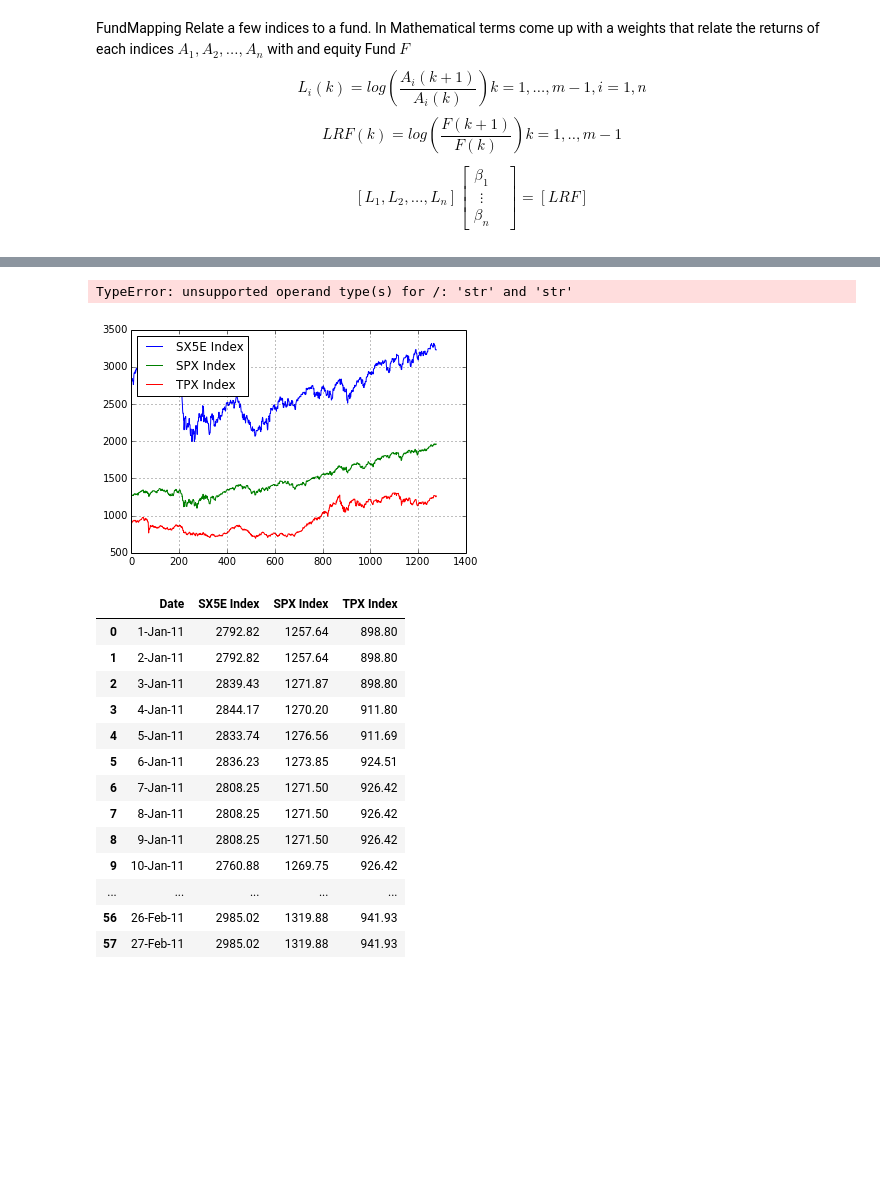
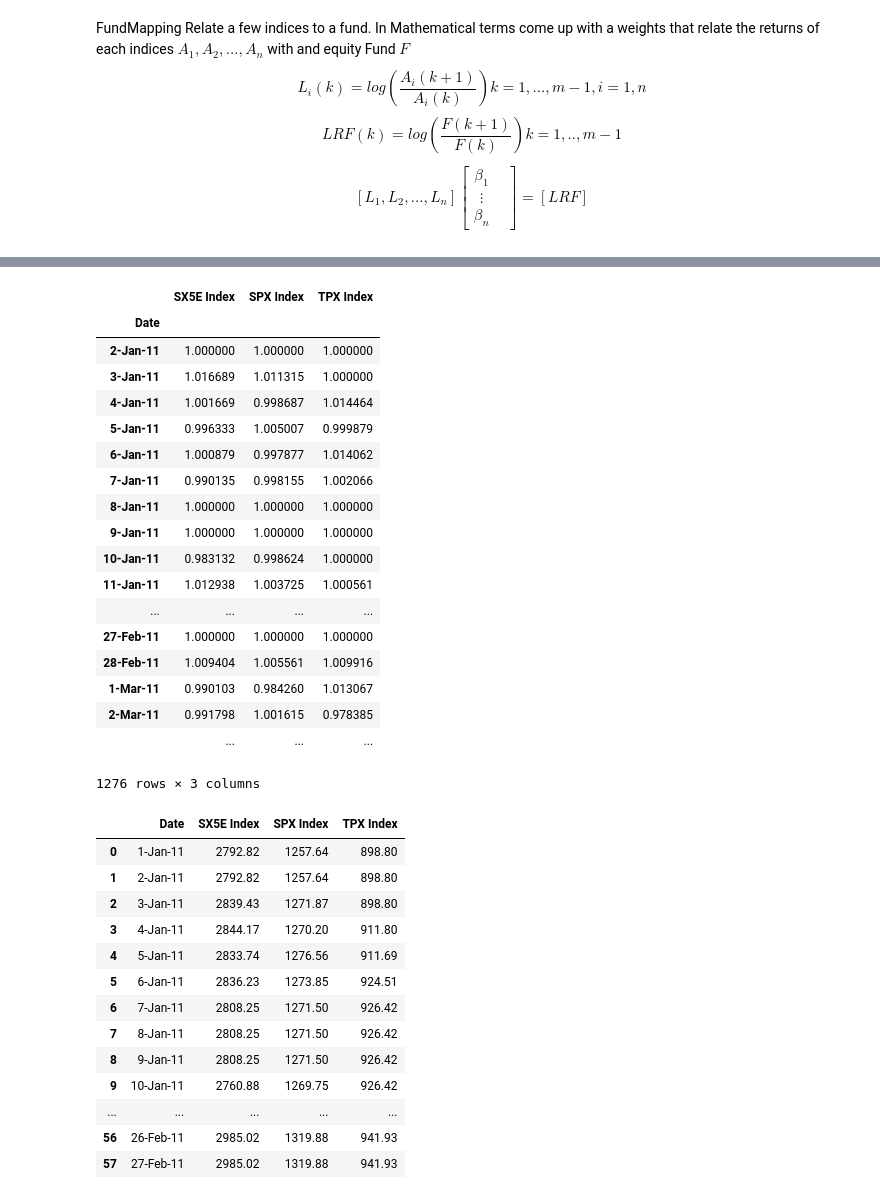
Before and after one commit to ZaighumRajput/IPython, a Jupyter notebook: Finance/FundMapping.ipynb, the cells around one changed output, grey strips where cells are left out. Saved outputs shown, nothing was run; the diff lists cells and outputs as text; code cells hidden in the pictures; blank space fills up the shorter version.

```diff
--- a/Finance/FundMapping.ipynb
+++ b/Finance/FundMapping.ipynb
@@ -39,10 +42,29 @@ indexLevels.dropna()
 # %%
 #Log Returns
-indexLevels.plot()
-indexLevels/indexLevels
+#indexLevels.plot()
+logIndexReturns = (indexLevels/indexLevels.shift(1))
-# %% [output]
-TypeError: unsupported operand type(s) for /: 'str' and 'str'
-[figure, removed]
+# %%
+logIndexReturns
+# %% [output]
+|  | SX5E Index | SPX Index | TPX Index |
+| Date |  |  |  |
+| 2-Jan-11 | 1.000000 | 1.000000 | 1.000000 |
+| 3-Jan-11 | 1.016689 | 1.011315 | 1.000000 |
+| 4-Jan-11 | 1.001669 | 0.998687 | 1.014464 |
+| 5-Jan-11 | 0.996333 | 1.005007 | 0.999879 |
+| 6-Jan-11 | 1.000879 | 0.997877 | 1.014062 |
+| 7-Jan-11 | 0.990135 | 0.998155 | 1.002066 |
+| 8-Jan-11 | 1.000000 | 1.000000 | 1.000000 |
+| 9-Jan-11 | 1.000000 | 1.000000 | 1.000000 |
+| 10-Jan-11 | 0.983132 | 0.998624 | 1.000000 |
+| 11-Jan-11 | 1.012938 | 1.003725 | 1.000561 |
+| ... | ... | ... | ... |
+| 27-Feb-11 | 1.000000 | 1.000000 | 1.000000 |
+| 28-Feb-11 | 1.009404 | 1.005561 | 1.009916 |
+| 1-Mar-11 | 0.990103 | 0.984260 | 1.013067 |
+| 2-Mar-11 | 0.991798 | 1.001615 | 0.978385 |
+|  | ... | ... | ... |
+1276 rows × 3 columns
 # %%
 indexReturns
 # %% [output]
```
Also changed, not shown: parts of 2 cells of this notebook.
